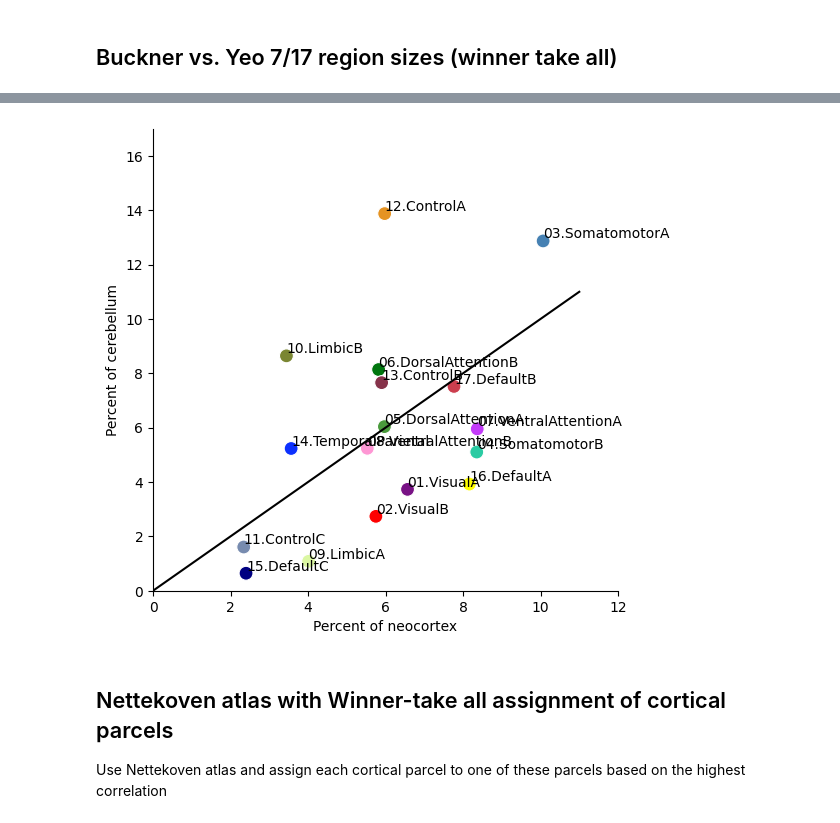
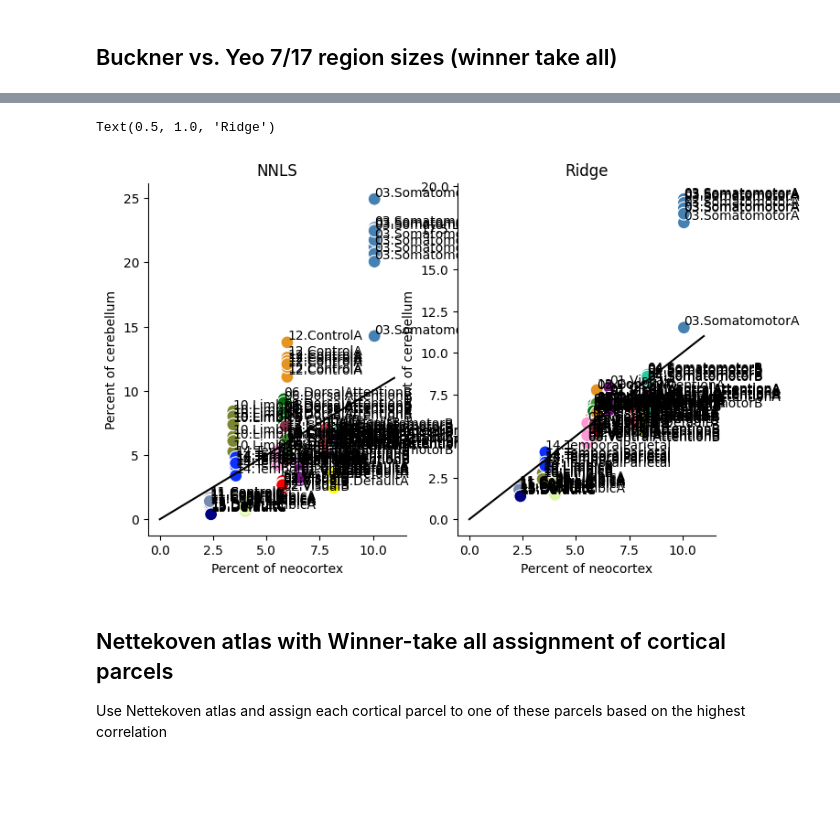
Before and after one commit to DiedrichsenLab/cortico_cereb_connectivity, a Jupyter notebook: notebooks/5. Model_description/Size_of_regions_analysis.ipynb, the cells around one changed output, grey strips where cells are left out. Drawn from its saved outputs; the diff is of its cells as text; code cells hidden in the pictures; blank space fills up the shorter version.

```diff
--- a/notebooks/5. Model_description/Size_of_regions_analysis.ipynb
+++ b/notebooks/5. Model_description/Size_of_regions_analysis.ipynb
@@ -18,6 +20,5 @@ fig_dir =  '/Users/jdiedrichsen/Dropbox/Talks/2026/05_StJudes'
 # %%
 def plot_figure(T,label_colors):
-    plt.figure(figsize=(6,6))
     sb.scatterplot(T,x='cort_size',y='cereb_size',color=label_colors,s=100)
     sb.despine()
     for x,y,label in zip(T.cort_size,T.cereb_size,T.name):
@@ -25,8 +26,8 @@ def plot_figure(T,label_colors):
     ax=plt.gca()
     ax.set_xlabel('Percent of neocortex')
     ax.set_ylabel('Percent of cerebellum')
-    ax.set_xlim([0,12])
-    ax.set_ylim([0,17])
+    # ax.set_xlim([0,12])
+    # ax.set_ylim([0,17])
     plt.plot([0,11],[0,11],'k-')
 # %% [markdown]
 ##  Buckner vs. Yeo 7/17 region sizes (winner take all)
@@ -98,10 +109,19 @@ Dloo.to_csv('network_weights_yeo_loo.tsv',sep='\t',index=False)
 # %%
 # NEW ONE with normalization
-D = pd.read_csv('../../tsv/network_weights_yeo.tsv',sep='\t')
+plt.figure(figsize=(8,5))
+plt.subplot(1,2,1)
+D = pd.read_csv('../../tsv/network_weights_yeo_nnls.tsv',sep='\t')
 label_colors = np.array([D.color_r,D.color_g,D.color_b]).T
 plot_figure(D,label_colors)
+plt.title('NNLS')
+plt.subplot(1,2,2)
+D = pd.read_csv('../../tsv/network_weights_yeo_ridge.tsv',sep='\t')
+label_colors = np.array([D.color_r,D.color_g,D.color_b]).T
+plot_figure(D,label_colors)
+plt.title('Ridge')
 # %% [output]
+Text(0.5, 1.0, 'Ridge')
-[figure, old version]
+[figure, new version]
 # %% [markdown]
 ## Nettekoven atlas with Winner-take all assignment of cortical parcels
 Use Nettekoven atlas and assign each cortical parcel to one of these parcels based on the highest correlation
```
Also changed, not shown: parts of 7 cells of this notebook, 8 other files.
